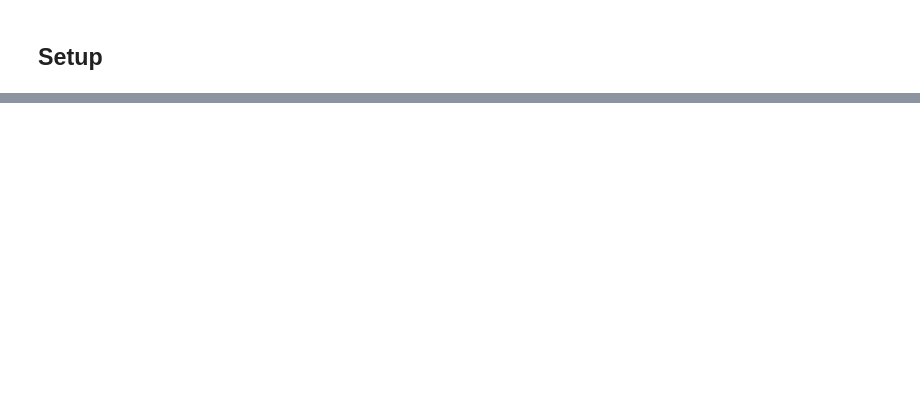
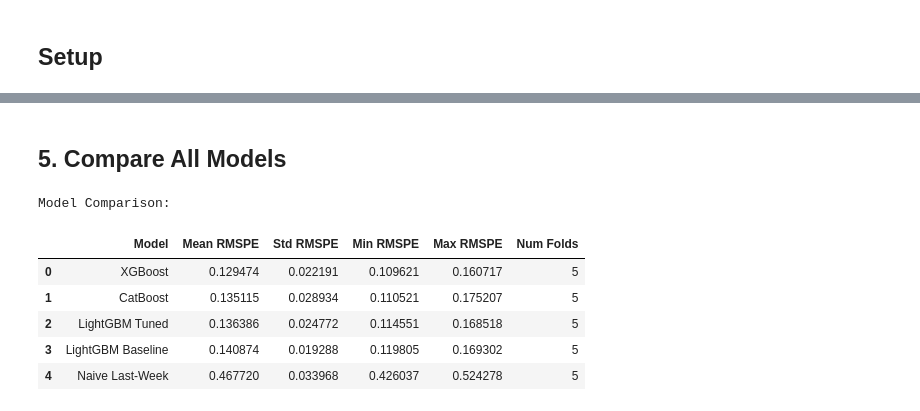
Before and after one commit to bradleyboehmke/rossmann-forecasting, a Jupyter notebook: notebooks/04-advanced-models-and-ensembles.ipynb, the cells around one changed output, grey strips where cells are left out. Drawn from its saved outputs; the diff is of its cells as text; code cells hidden in the pictures; blank space fills up the shorter version.

```diff
--- a/notebooks/04-advanced-models-and-ensembles.ipynb
+++ b/notebooks/04-advanced-models-and-ensembles.ipynb
@@ -46,0 +73,10 @@ This notebook trains advanced models and builds ensemble strategies.
+# %%
+# Load CV config
+with open('../config/params.yaml', 'r') as f:
+    params = yaml.safe_load(f)
+
+cv_config = params['cv']
+
+print("Cross-Validation Configuration:")
+print(f"  N folds: {cv_config['n_folds']}")
+print(f"  Fold length: {cv_config['fold_length_days']} days")
@@ -46,0 +312,2 @@ This notebook trains advanced models and builds ensemble strategies.
+# %% [markdown]
+## 5. Compare All Models
@@ -46,0 +331,22 @@ This notebook trains advanced models and builds ensemble strategies.
+# %%
+# Compare all models using JSON-loaded results (consistent data structures)
+all_results = {
+    "Naive Last-Week": naive_results,
+    "LightGBM Baseline": lgb_baseline_results,
+    "LightGBM Tuned": lgb_tuned_results_json,
+    "XGBoost": xgb_results_json,
+    "CatBoost": cb_results_json
+}
+
+comparison_df = compare_models(all_results)
+
+print("\nModel Comparison:")
+display(comparison_df)
+# %% [output]
+Model Comparison:
+|  | Model | Mean RMSPE | Std RMSPE | Min RMSPE | Max RMSPE | Num Folds |
+| 0 | XGBoost | 0.129474 | 0.022191 | 0.109621 | 0.160717 | 5 |
+| 1 | CatBoost | 0.135115 | 0.028934 | 0.110521 | 0.175207 | 5 |
+| 2 | LightGBM Tuned | 0.136386 | 0.024772 | 0.114551 | 0.168518 | 5 |
+| 3 | LightGBM Baseline | 0.140874 | 0.019288 | 0.119805 | 0.169302 | 5 |
+| 4 | Naive Last-Week | 0.467720 | 0.033968 | 0.426037 | 0.524278 | 5 |
```
Also changed, not shown: parts of 44 cells of this notebook, 9 other files.
